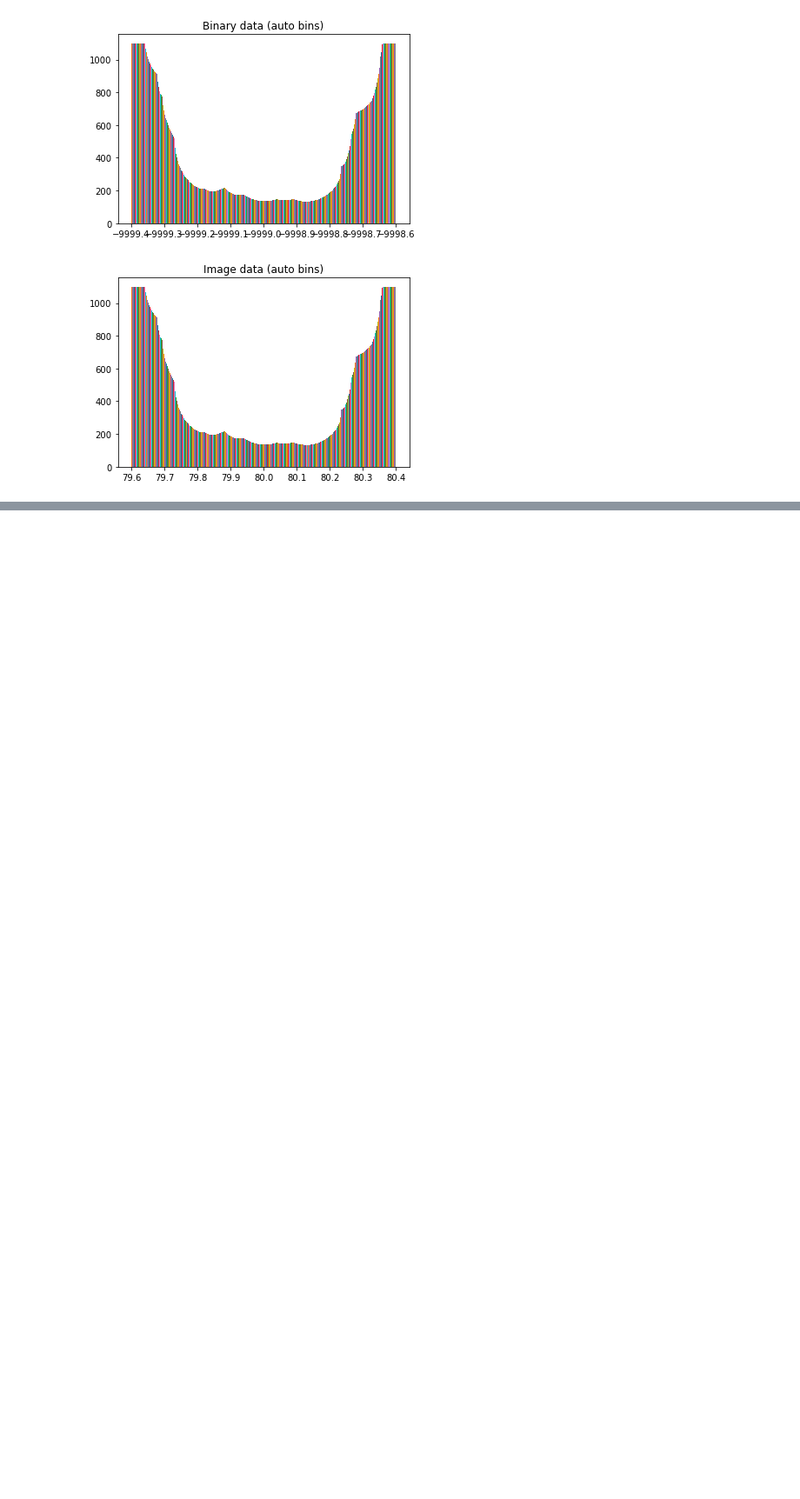
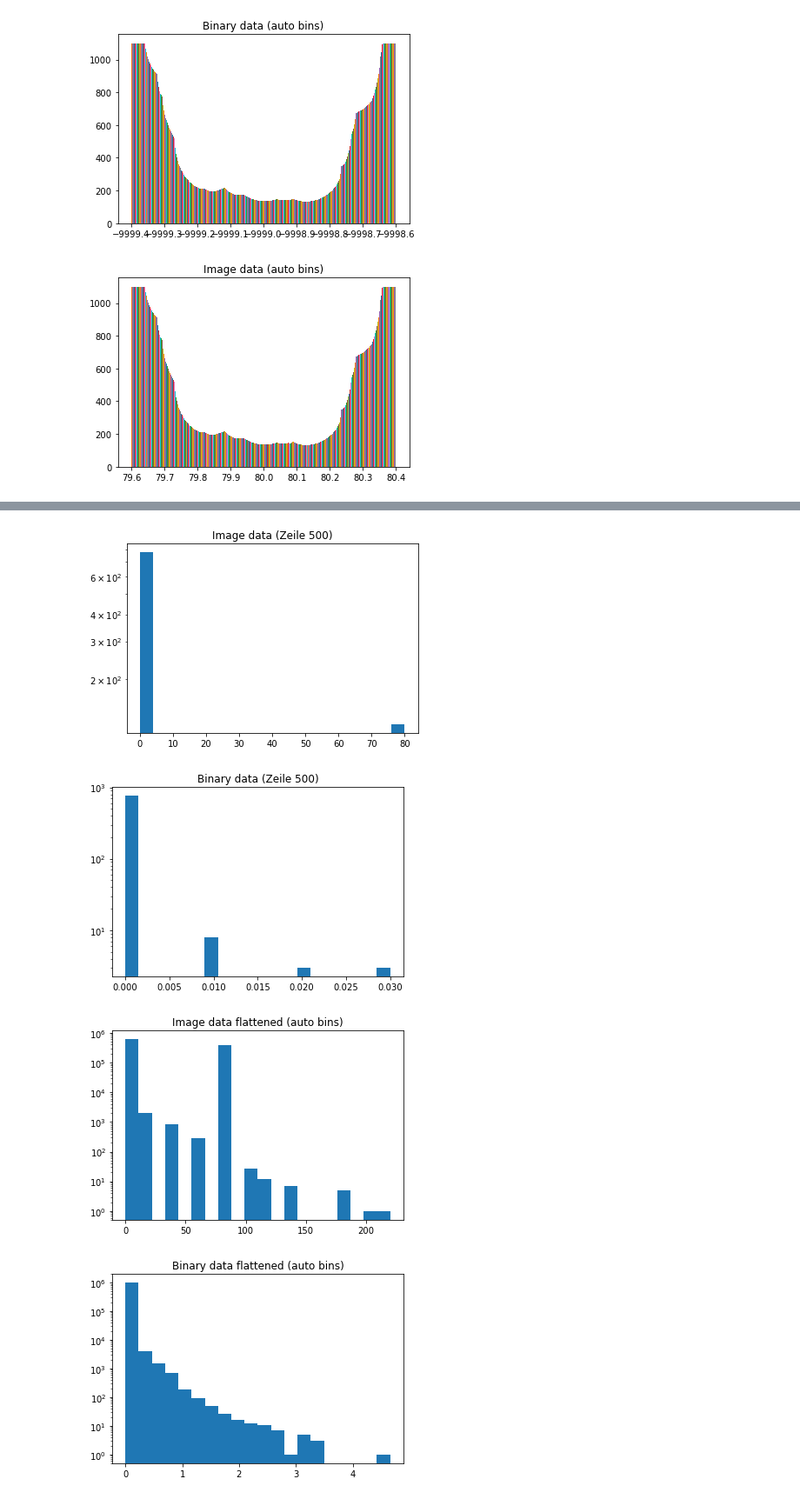
Before and after one commit to thgnaedi/DeepRain, a Jupyter notebook: Data/Data Analysis.ipynb, the cells around one changed output, grey strips where cells are left out. Shown at 87% size. Cells and saved outputs as stored; diff of their text form; code cells hidden in the pictures; blank space fills up the shorter version.

```diff
--- a/Data/Data Analysis.ipynb
+++ b/Data/Data Analysis.ipynb
@@ -15,8 +15,8 @@ data_dir="/data_hdd/Radardaten/minutely/uncompressed/"
 
 year=2016
 month=8
-day_begin=10
-day_end=17
+day_begin=12
+day_end=19
 # %%
 def get_filename_prefix(year, month, day):
     date_string_w_full_year = "{:4d}{:02d}{:02d}".format(year, month, day)
@@ -95,0 +102,23 @@ plt.show()
+# %%
+plt.hist(img_data[500], bins=20, log=True)  # arguments are passed to np.histogram
+plt.title("Image data (Zeile 500)")
+plt.show()
+plt.hist(bin_data[500], bins=20, log=True)  # arguments are passed to np.histogram
+plt.title("Binary data (Zeile 500)")
+plt.show()
+###
+print("\n\n\n")
+plt.hist(img_data.flatten(), bins=20, log=True)  # arguments are passed to np.histogram
+plt.title("Image data flattened (auto bins)")
+plt.show()
+clipped_bin = bin_data.flatten()
+clipped_bin[clipped_bin<-1000] = 0
+plt.hist(clipped_bin, bins=20, log=True)  # arguments are passed to np.histogram
+plt.title("Binary data flattened (auto bins)")
+plt.show()
+print(img_data[500])
+# %% [output]
+[figure, added]
+[figure, added]
+[figure, added]
+[figure, added]
```
Also changed, not shown: parts of 6 cells of this notebook, 1 other file.
